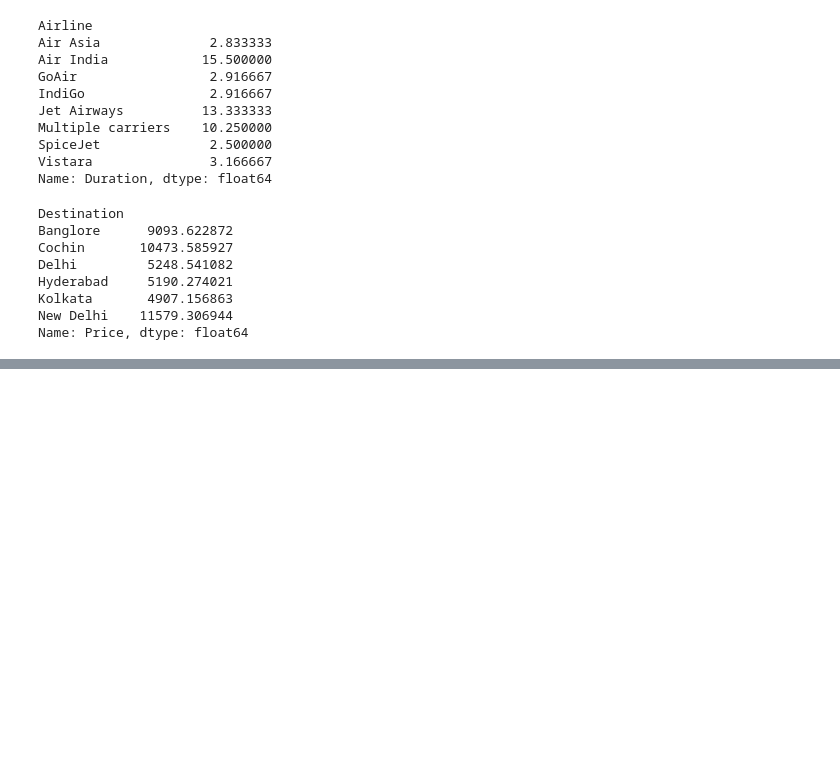
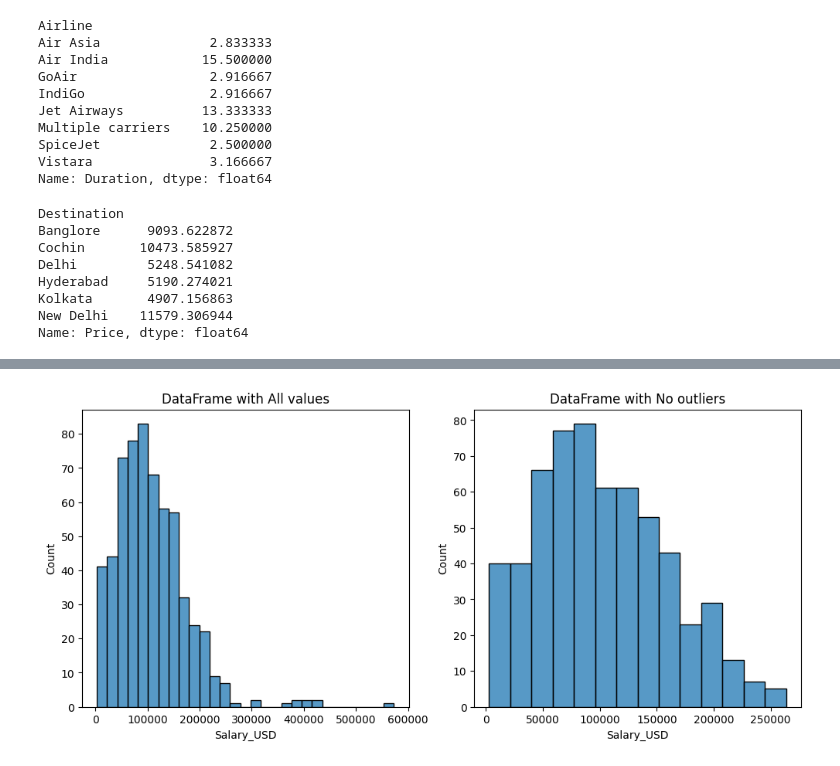
Before and after one commit to abhijeet-bhambere/exploratory_data_analysis, a Jupyter notebook: EDA_In_Python.ipynb, the cells around one changed output, grey strips where cells are left out. Drawn from its saved outputs; the diff is of its cells as text; code cells hidden in the pictures; blank space fills up the shorter version.

```diff
--- a/EDA_In_Python.ipynb
+++ b/EDA_In_Python.ipynb
@@ -1023,0 +1143,14 @@ Name: Price, dtype: float64
+# %%
+fig,ax = plt.subplots(nrows=1,ncols=2, figsize=(12,5))
+# First plot
+sns.histplot(data=salaries,x="Salary_USD",ax=ax[0])
+ax[0].set_title("DataFrame with All values")
+
+# Second plot
+sns.histplot(data=no_outliers, x="Salary_USD",ax=ax[1])
+ax[1].set_title("DataFrame with No outliers")
+
+
+plt.show()
+# %% [output]
+[figure, added]
```
Also changed, not shown: parts of 26 cells of this notebook.
